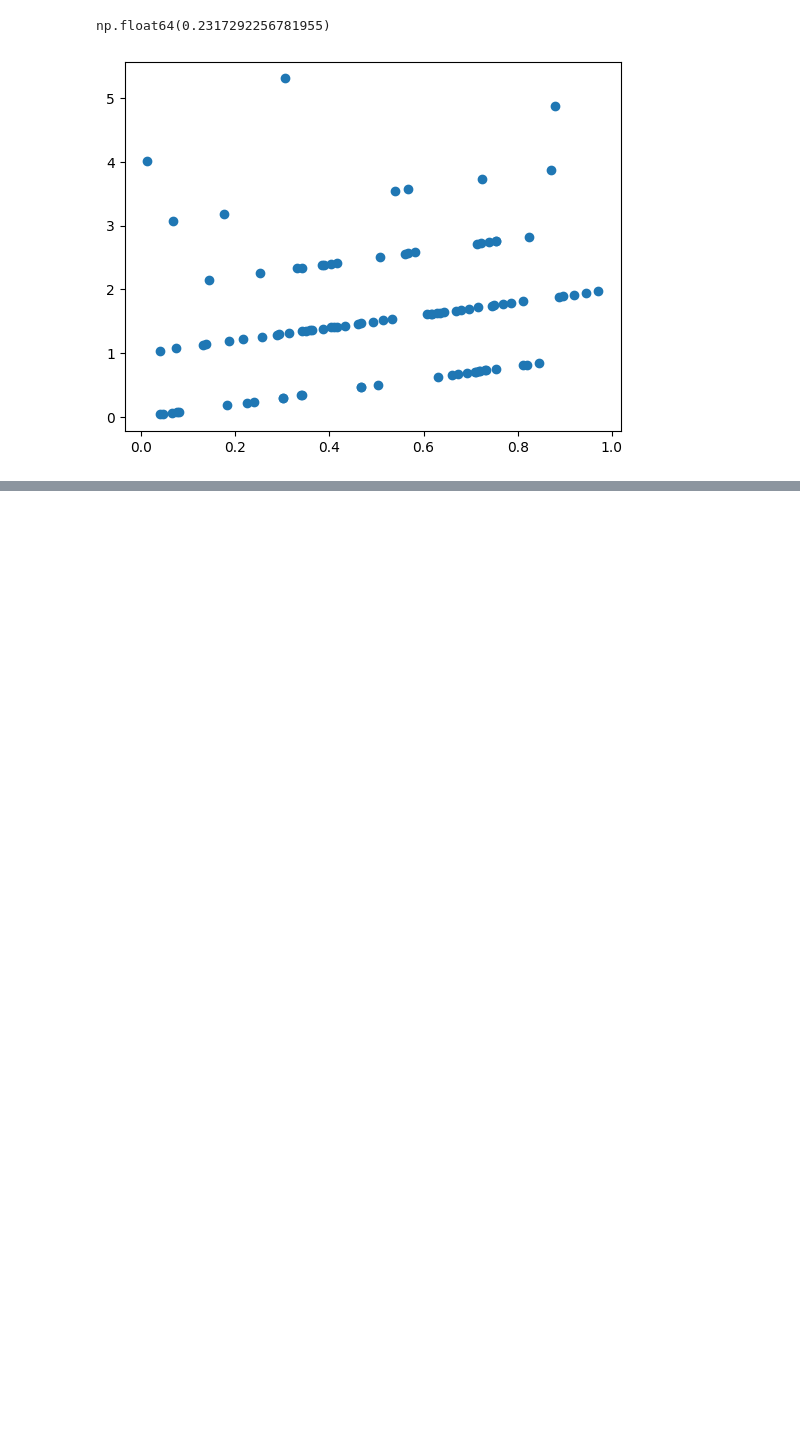
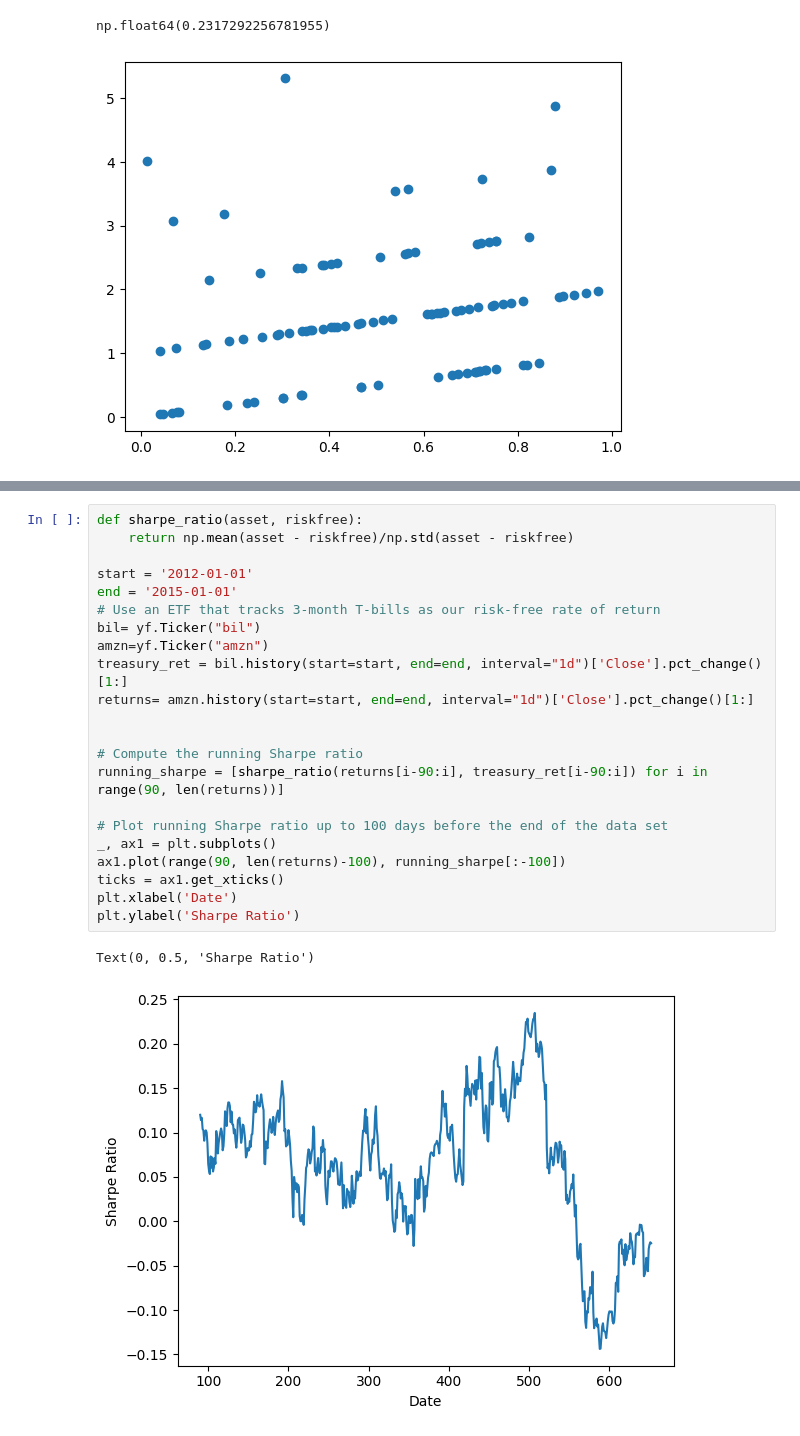
Before and after one commit to CFS-UCM/quant-team, a Jupyter notebook: Introduction/Module_2_AnalyzingData.ipynb, the cells around one changed output, grey strips where cells are left out. Saved outputs shown, nothing was run; the diff lists cells and outputs as text; blank space fills up the shorter version.

```diff
--- a/Introduction/Module_2_AnalyzingData.ipynb
+++ b/Introduction/Module_2_AnalyzingData.ipynb
@@ -204,0 +295,25 @@ np.float64(0.2317292256781955)
+# %%
+def sharpe_ratio(asset, riskfree):
+    return np.mean(asset - riskfree)/np.std(asset - riskfree)
+
+start = '2012-01-01'
+end = '2015-01-01'
+# Use an ETF that tracks 3-month T-bills as our risk-free rate of return
+bil= yf.Ticker("bil")
+amzn=yf.Ticker("amzn")
+treasury_ret = bil.history(start=start, end=end, interval="1d")['Close'].pct_change()[1:]
+returns= amzn.history(start=start, end=end, interval="1d")['Close'].pct_change()[1:]
+
+
+# Compute the running Sharpe ratio
+running_sharpe = [sharpe_ratio(returns[i-90:i], treasury_ret[i-90:i]) for i in range(90, len(returns))]
+
+# Plot running Sharpe ratio up to 100 days before the end of the data set
+_, ax1 = plt.subplots()
+ax1.plot(range(90, len(returns)-100), running_sharpe[:-100])
+ticks = ax1.get_xticks()
+plt.xlabel('Date')
+plt.ylabel('Sharpe Ratio')
+# %% [output]
+Text(0, 0.5, 'Sharpe Ratio')
+[figure, added]
```
Also changed, not shown: parts of 7 cells of this notebook, 3 other files.
